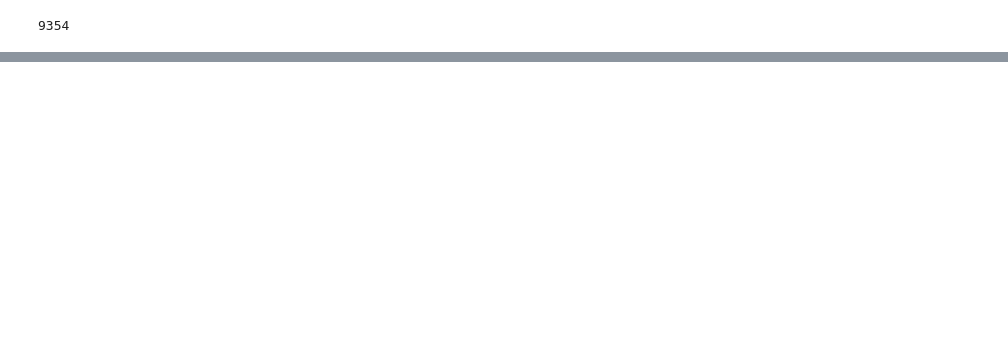
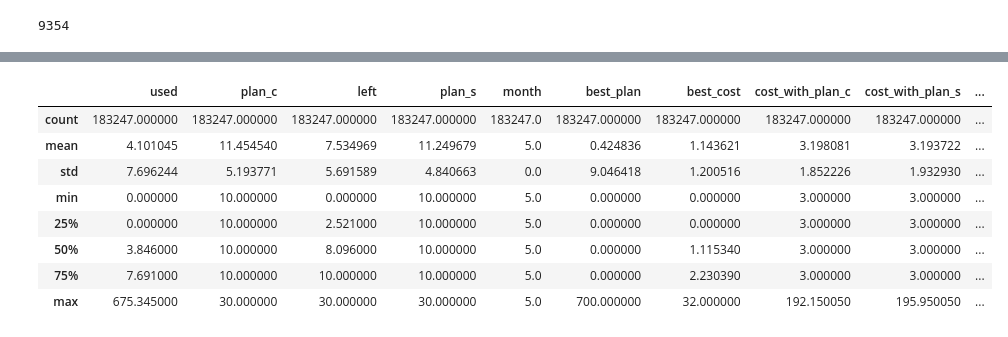
Before and after one commit to comsaint/DeviceUsageAnalysis, a Jupyter notebook: DataExplore.ipynb, the cells around one changed output, grey strips where cells are left out. Cells and saved outputs as stored; diff of their text form; code cells hidden in the pictures; blank space fills up the shorter version.

```diff
--- a/DataExplore.ipynb
+++ b/DataExplore.ipynb
@@ -212,0 +133,7 @@ df_jun.describe()
+# %%
+# Strategy 1: use last month's best plan as next month's plan_c
+df_apr = df_hasplan[df_hasplan['month']==4]
+df_may = df_hasplan[df_hasplan['month']==5]
+# for simplicity, select only devices which exists in both months
+iccid_apr = df_apr.iccid.tolist()
+df_may = df_may[df_may['iccid'].isin(iccid_apr)]
@@ -212,0 +156,6 @@ df_jun.describe()
+# %%
+# Apr's best strategy
+d = df_apr.set_index('iccid')['best_plan'].to_dict()
+# %%
+df_may['strategy_1'] = df_may['iccid'].map(d)
+df_may['cost_with_strategy_1'] = df_may.apply(lambda row: compute_cost_with_plan_and_usage(row['strategy_1'], row['used']), axis=1)
@@ -212,0 +171,12 @@ df_jun.describe()
+# %%
+df_may.describe()
+# %% [output]
+|  | used | plan_c | left | plan_s | month | best_plan | best_cost | cost_with_plan_c | cost_with_plan_s | ... |
+| count | 183247.000000 | 183247.000000 | 183247.000000 | 183247.000000 | 183247.0 | 183247.000000 | 183247.000000 | 183247.000000 | 183247.000000 | ... |
+| mean | 4.101045 | 11.454540 | 7.534969 | 11.249679 | 5.0 | 0.424836 | 1.143621 | 3.198081 | 3.193722 | ... |
+| std | 7.696244 | 5.193771 | 5.691589 | 4.840663 | 0.0 | 9.046418 | 1.200516 | 1.852226 | 1.932930 | ... |
+| min | 0.000000 | 10.000000 | 0.000000 | 10.000000 | 5.0 | 0.000000 | 0.000000 | 3.000000 | 3.000000 | ... |
+| 25% | 0.000000 | 10.000000 | 2.521000 | 10.000000 | 5.0 | 0.000000 | 0.000000 | 3.000000 | 3.000000 | ... |
+| 50% | 3.846000 | 10.000000 | 8.096000 | 10.000000 | 5.0 | 0.000000 | 1.115340 | 3.000000 | 3.000000 | ... |
+| 75% | 7.691000 | 10.000000 | 10.000000 | 10.000000 | 5.0 | 0.000000 | 2.230390 | 3.000000 | 3.000000 | ... |
+| max | 675.345000 | 30.000000 | 30.000000 | 30.000000 | 5.0 | 700.000000 | 32.000000 | 192.150050 | 195.950050 | ... |
```
Also changed, not shown: parts of 48 cells of this notebook, 1 other file.
